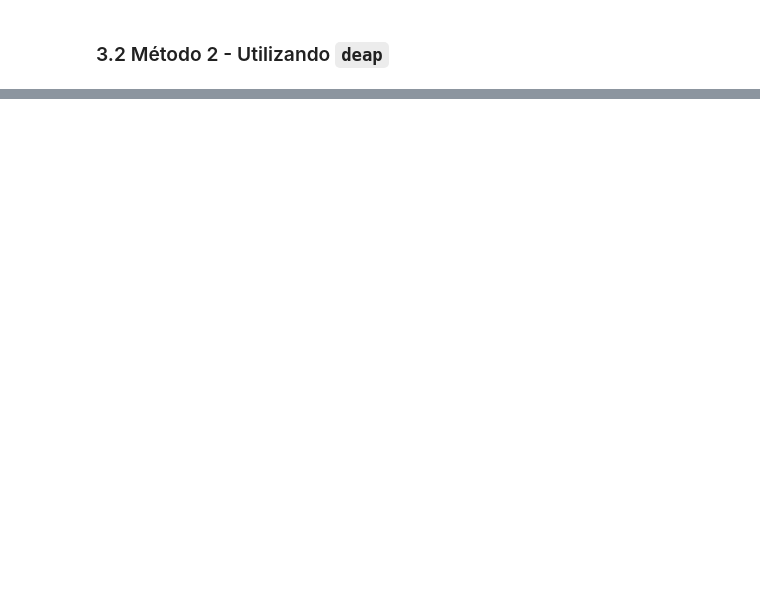
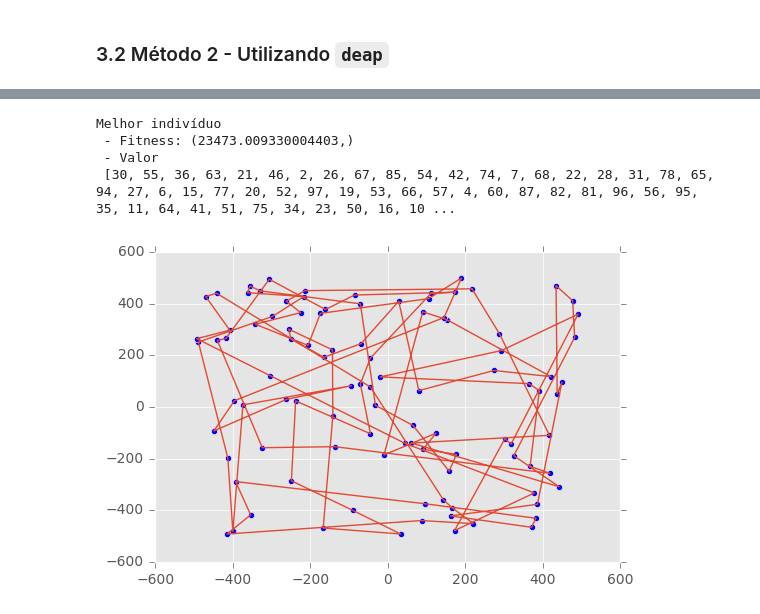
Before and after one commit to IFCE-Ciencia-da-Computacao-2011-2/UDM.279-Inteligencia-Artificial, a Jupyter notebook: Algoritmo Genético - Problema Caxeiro viajante.ipynb, the cells around one changed output, grey strips where cells are left out. Saved outputs shown, nothing was run; the diff lists cells and outputs as text; code cells hidden in the pictures; blank space fills up the shorter version.

```diff
--- a/Algoritmo Genético - Problema Caxeiro viajante.ipynb
+++ b/Algoritmo Genético - Problema Caxeiro viajante.ipynb
@@ -433,0 +469,12 @@ with fitness: (24322.896214277138,)
+# %%
+print("Melhor indivíduo")
+print(" - Fitness:", hall_of_fame[0].fitness)
+print(" - Valor\n", hall_of_fame[0])
+
+plot_caminho(hall_of_fame[0])
+# %% [output]
+Melhor indivíduo
+ - Fitness: (23473.009330004403,)
+ - Valor
+ [30, 55, 36, 63, 21, 46, 2, 26, 67, 85, 54, 42, 74, 7, 68, 22, 28, 31, 78, 65, 94, 27, 6, 15, 77, 20, 52, 97, 19, 53, 66, 57, 4, 60, 87, 82, 81, 96, 56, 95, 35, 11, 64, 41, 51, 75, 34, 23, 50, 16, 10 ...
+[figure, added]
```
Also changed, not shown: parts of 10 cells of this notebook.
